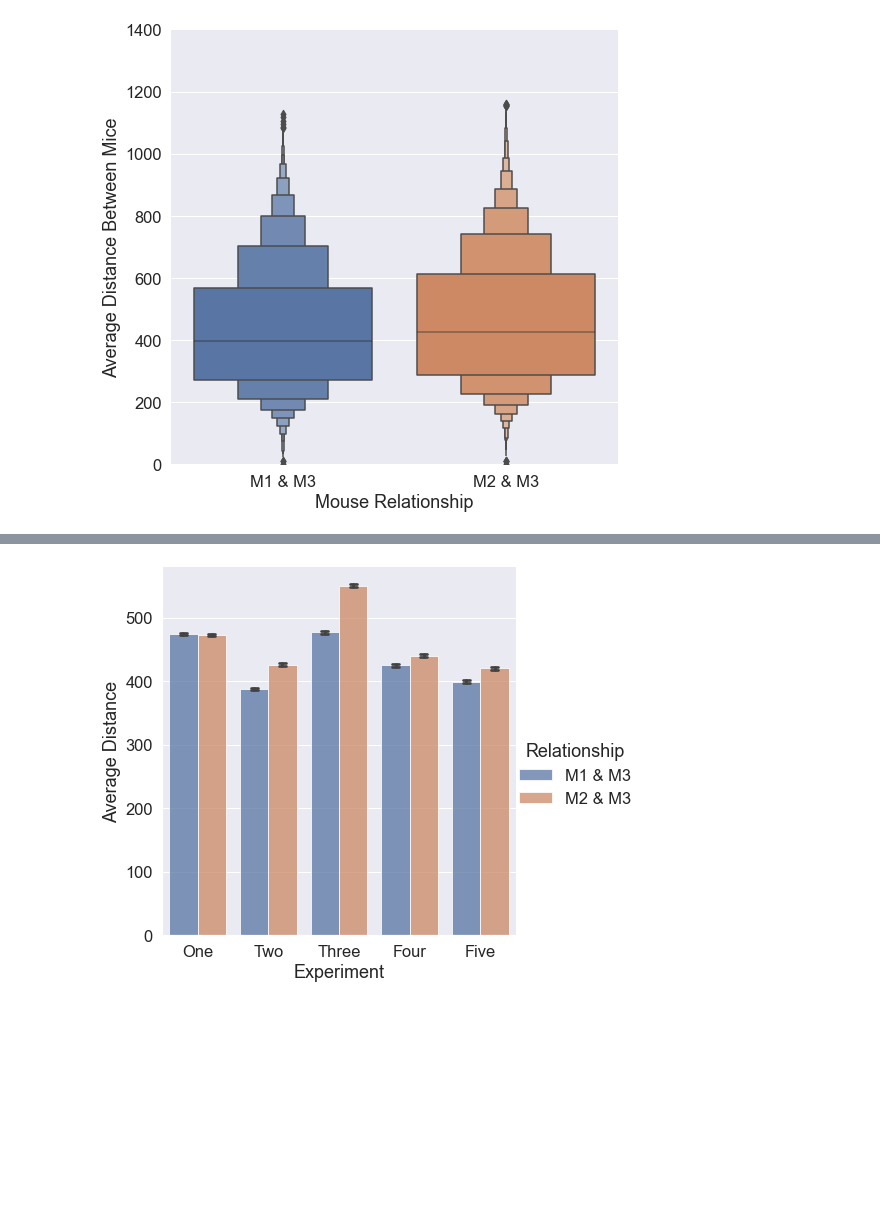
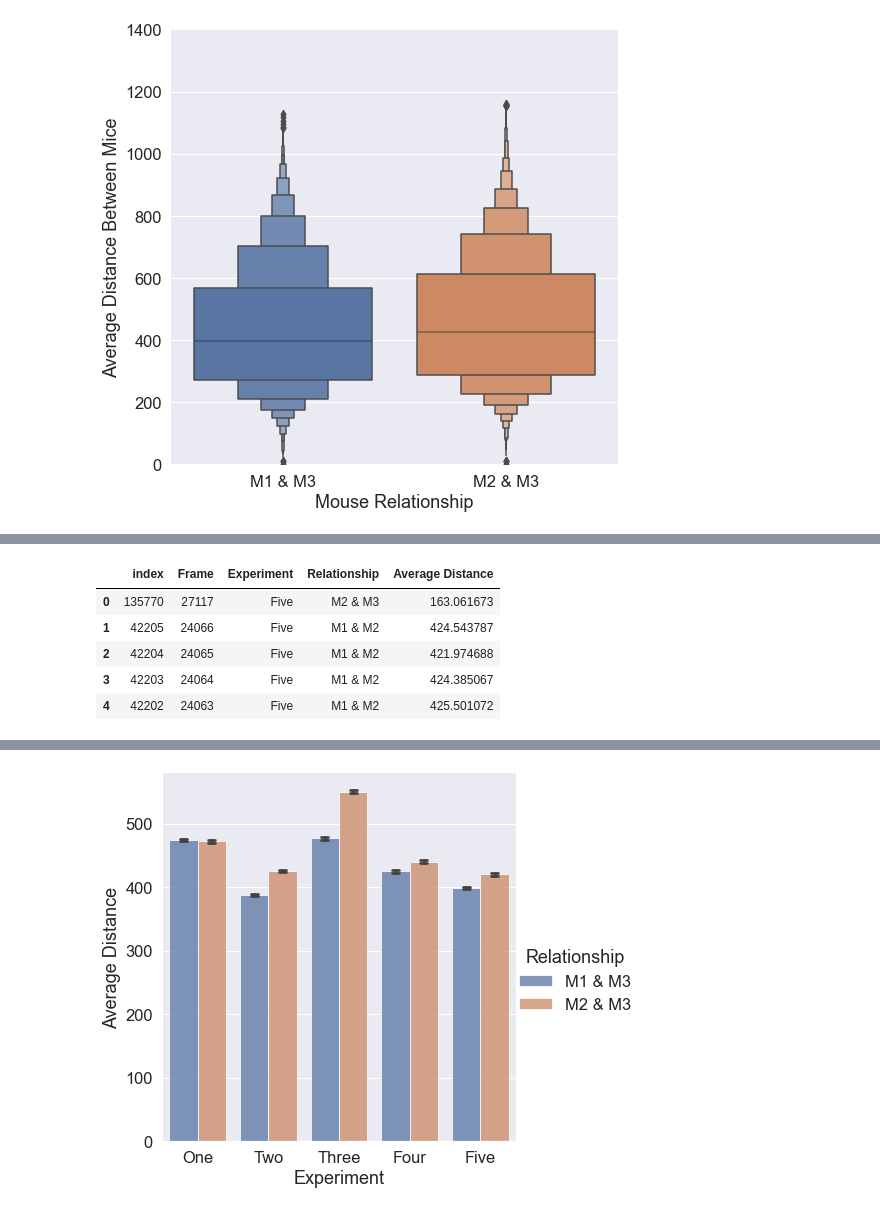
Before and after one commit to Frost-Lab-Utah/DLC, a Jupyter notebook: DLC_WT_social_trial.ipynb, the cells around one changed output, grey strips where cells are left out. Cells and saved outputs as stored; diff of their text form; code cells hidden in the pictures; blank space fills up the shorter version.

```diff
--- a/DLC_WT_social_trial.ipynb
+++ b/DLC_WT_social_trial.ipynb
@@ -722,0 +732,10 @@ sns.despine(left=True, bottom=True)
+# %%
+sorted_melt_df= epoch3_melt_df.sort_values(by=['Experiment']).reset_index()
+sorted_melt_df.head()
+# %% [output]
+|  | index | Frame | Experiment | Relationship | Average Distance |
+| 0 | 135770 | 27117 | Five | M2 & M3 | 163.061673 |
+| 1 | 42205 | 24066 | Five | M1 & M2 | 424.543787 |
+| 2 | 42204 | 24065 | Five | M1 & M2 | 421.974688 |
+| 3 | 42203 | 24064 | Five | M1 & M2 | 424.385067 |
+| 4 | 42202 | 24063 | Five | M1 & M2 | 425.501072 |
```
Also changed, not shown: parts of 19 cells of this notebook.
